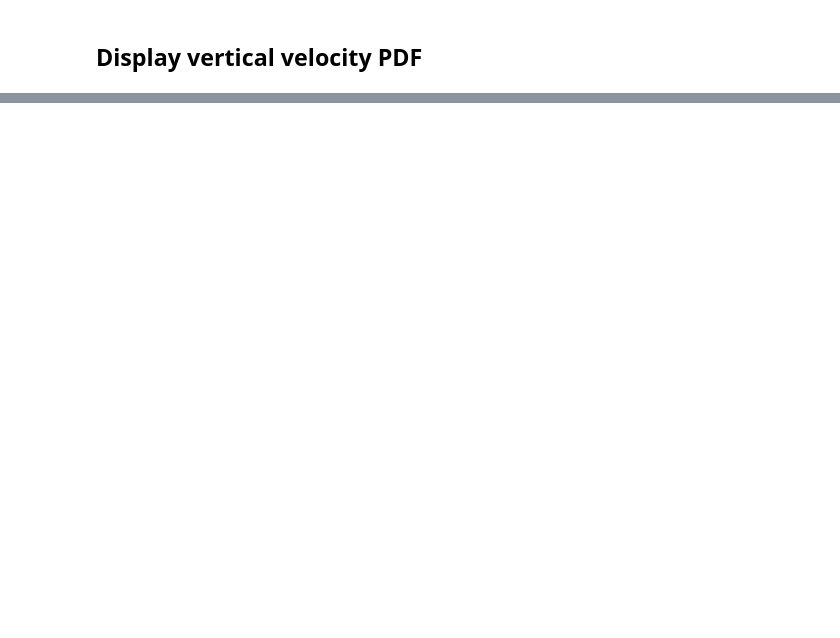
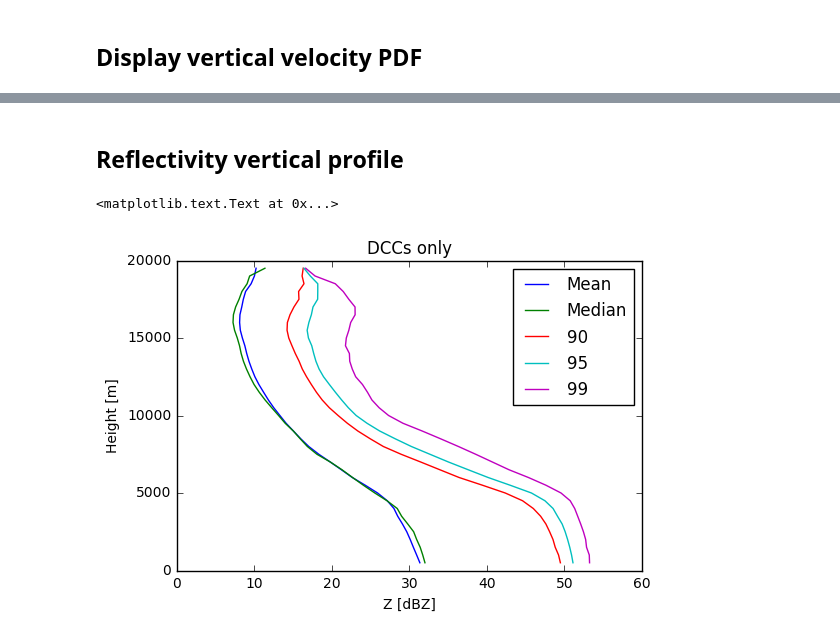
Before and after one commit to rcjackson/cmdv-rrm-anl, a Jupyter notebook: notebooks/w pdf.ipynb, the cells around one changed output, grey strips where cells are left out. Saved outputs shown, nothing was run; the diff lists cells and outputs as text; code cells hidden in the pictures; blank space fills up the shorter version.

```diff
--- a/notebooks/w pdf.ipynb
+++ b/notebooks/w pdf.ipynb
@@ -682,0 +740,17 @@ plt.title('All pixels')
+# %% [markdown]
+## Reflectivity vertical profile
+# %%
+h1 = plt.plot(mean_z, z_levels, label="Median")
+h2 = plt.plot(median_z, z_levels, label="Mean")
+h3 = plt.plot(ninety_z, z_levels, label="90")
+h4 = plt.plot(ninety_five_z, z_levels, label="95")
+h5 = plt.plot(ninety_nine_z, z_levels, label="99")
+plt.xlabel('Z [dBZ]')
+plt.ylabel('Height [m]')
+plt.legend(['Mean', 'Median', '90', '95', '99'], loc='best')
+plt.xlim((0,60))
+#plt.gca().invert_yaxis()
+plt.title('DCCs only')
+# %% [output]
+<matplotlib.text.Text at 0x...>
+[figure, added]
```
Also changed, not shown: parts of 10 cells of this notebook.
